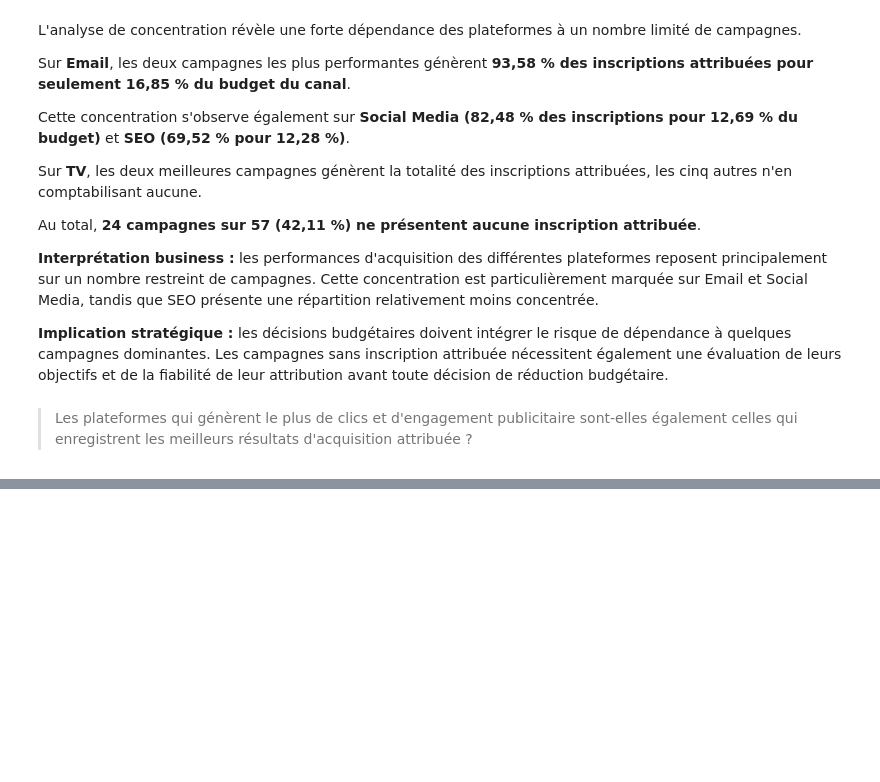
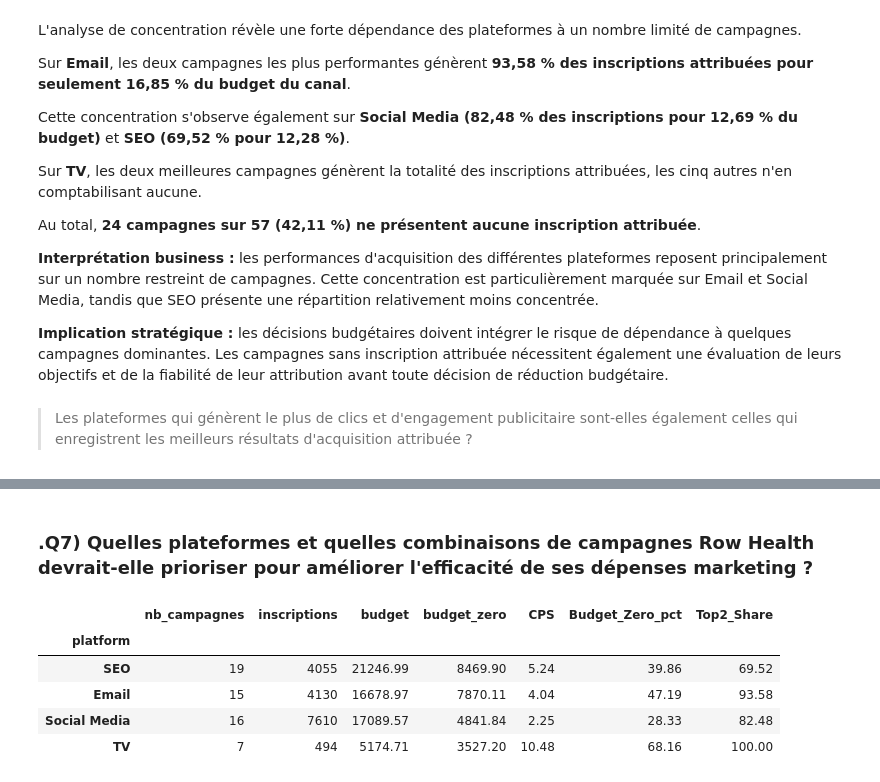
Before and after one commit to LIONPANJSHIR/Row-Health, a Jupyter notebook: Marketing_Channel_Performance.ipynb, the cells around one changed output, grey strips where cells are left out. Cells and saved outputs as stored; diff of their text form; code cells hidden in the pictures; blank space fills up the shorter version.

Commit message:
Decision matrix and last ajustments

```diff
--- a/Marketing_Channel_Performance.ipynb
+++ b/Marketing_Channel_Performance.ipynb
@@ -539,0 +625,65 @@ Social Media présente également le CPM le plus faible parmi les canaux analys
+# %% [markdown]
+### .Q7) Quelles plateformes et quelles combinaisons de campagnes Row Health devrait-elle prioriser pour améliorer l'efficacité de ses dépenses marketing ?
+# %%
+
+# @title Q7 — Decision Matrix
+
+df = campaign_kpis.copy()
+
+# Identifier le budget sans inscription attribuée
+df["budget_zero"] = df["cost"].where(
+    df["inscriptions"].eq(0), 0
+)
+
+# Synthèse par plateforme
+decision_kpis = df.groupby("platform").agg(
+    nb_campagnes=("campaign_id", "nunique"),
+    inscriptions=("inscriptions", "sum"),
+    budget=("cost", "sum"),
+    budget_zero=("budget_zero", "sum")
+)
+
+# Efficacité d'acquisition
+decision_kpis["CPS"] = (
+    decision_kpis["budget"]
+    / decision_kpis["inscriptions"].replace(0, np.nan)
+)
+
+# Exposition financière
+decision_kpis["Budget_Zero_pct"] = (
+    decision_kpis["budget_zero"]
+    / decision_kpis["budget"]
+    * 100
+)
+
+# Concentration : 2 premières campagnes par plateforme
+top2 = (
+    df.sort_values(
+        ["platform", "inscriptions"],
+        ascending=[True, False]
+    )
+    .groupby("platform")
+    .head(2)
+    .groupby("platform")["inscriptions"]
+    .sum()
+)
+
+decision_kpis["Top2_Share"] = (
+    top2
+    / decision_kpis["inscriptions"].replace(0, np.nan)
+    * 100
+)
+
+# Priorité d'audit selon le montant financier
+decision_kpis = decision_kpis.sort_values(
+    "budget_zero", ascending=False
+)
+
+display(decision_kpis.round(2))
+# %% [output]
+|  | nb_campagnes | inscriptions | budget | budget_zero | CPS | Budget_Zero_pct | Top2_Share |
+| platform |  |  |  |  |  |  |  |
+| SEO | 19 | 4055 | 21246.99 | 8469.90 | 5.24 | 39.86 | 69.52 |
+| Email | 15 | 4130 | 16678.97 | 7870.11 | 4.04 | 47.19 | 93.58 |
+| Social Media | 16 | 7610 | 17089.57 | 4841.84 | 2.25 | 28.33 | 82.48 |
+| TV | 7 | 494 | 5174.71 | 3527.20 | 10.48 | 68.16 | 100.00 |
```
Also changed, not shown: parts of 10 cells of this notebook.
